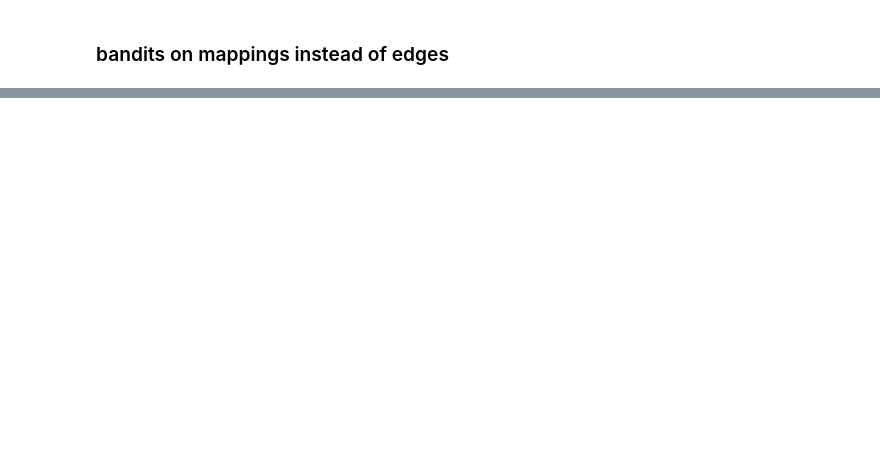
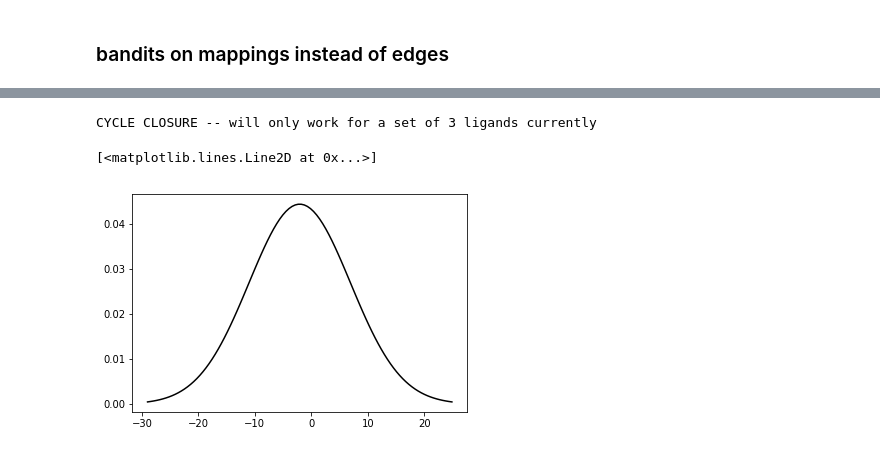
Before and after one commit to hannahbrucemacdonald/drugbandit, a Jupyter notebook: examples/relative/Untitled.ipynb, the cells around one changed output, grey strips where cells are left out. Saved outputs shown, nothing was run; the diff lists cells and outputs as text; code cells hidden in the pictures; blank space fills up the shorter version.

```diff
--- a/examples/relative/Untitled.ipynb
+++ b/examples/relative/Untitled.ipynb
@@ -163,0 +249,13 @@ phenol-toluene
+# %%
+print('CYCLE CLOSURE -- will only work for a set of 3 ligands currently')
+mu = np.mean([x.mu for x in edges])
+# print(([x.mu for x in edges]))
+sigma = np.linalg.norm([band.sigma for band in edges])
+
+x = np.linspace(mu - 3 * sigma, mu + 3 * sigma, 100)
+y = mlab.normpdf(x, mu, sigma)
+plt.plot(x, y,color='k')
+# %% [output]
+CYCLE CLOSURE -- will only work for a set of 3 ligands currently
+[<matplotlib.lines.Line2D at 0x...>]
+[figure, added]
```
Also changed, not shown: parts of 9 cells of this notebook, 3 other files.
